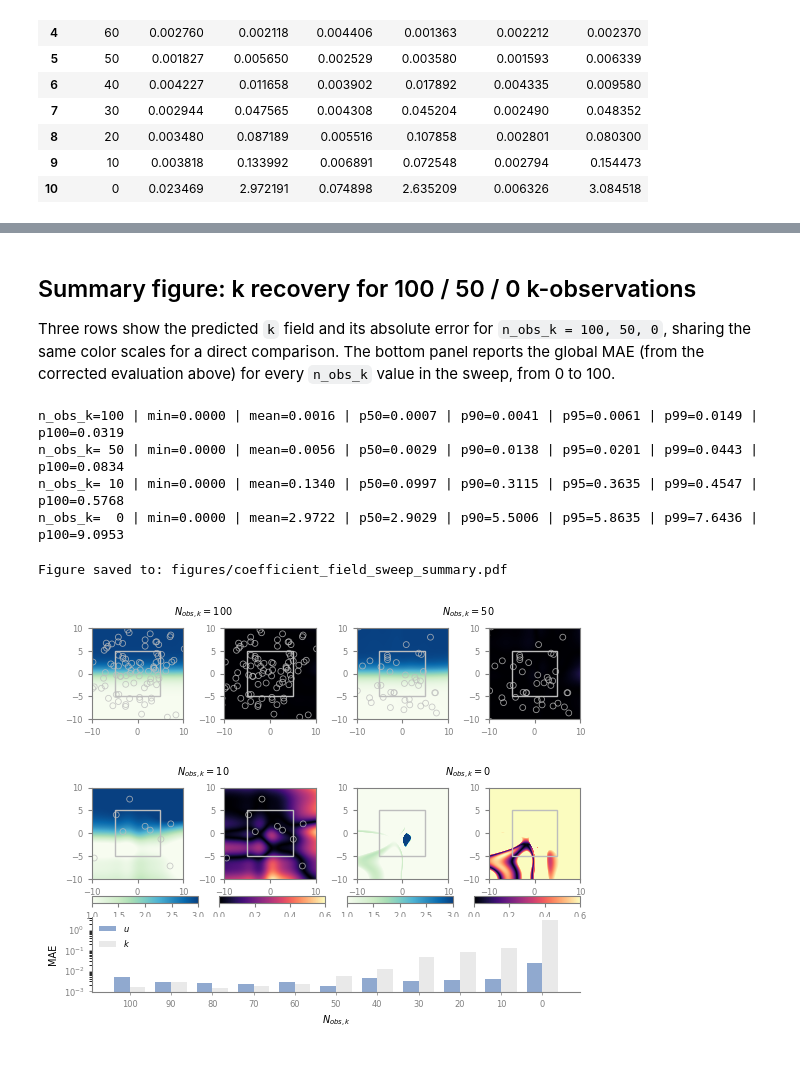
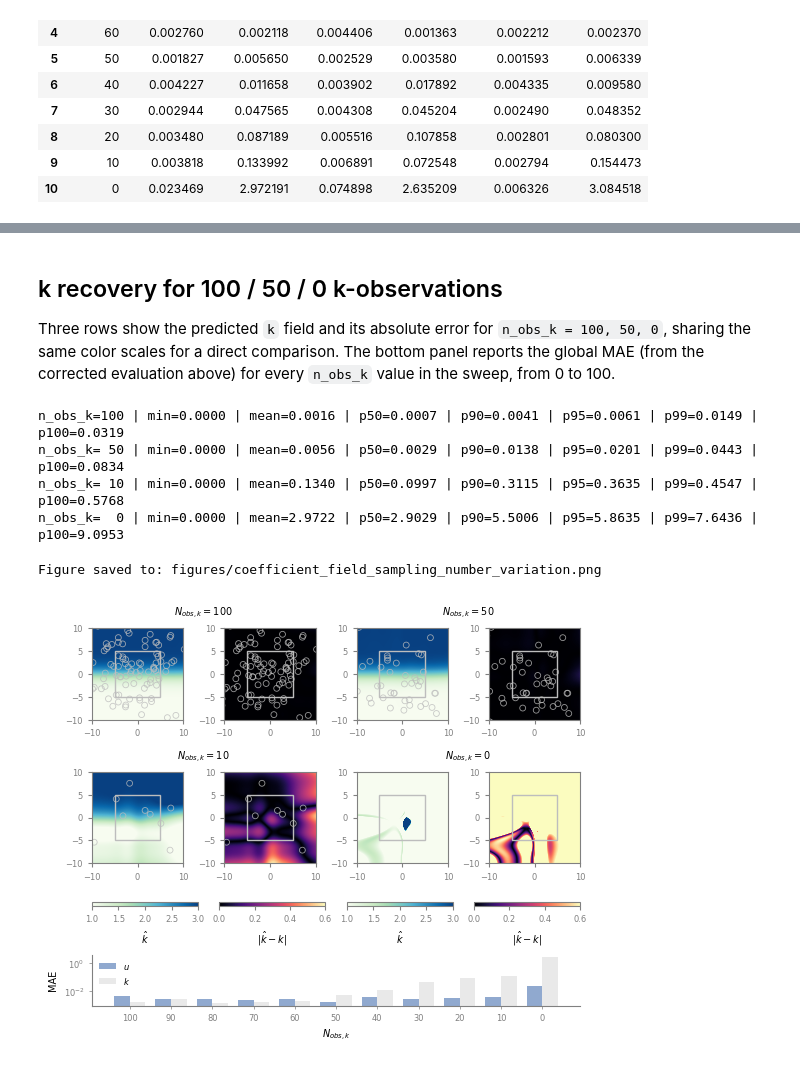
Before and after one commit to oscar-rincon/unbounded-domains, a Jupyter notebook: main/04_sampling_approximation/08_Sampling_coefficient_field.ipynb, the cells around one changed output, grey strips where cells are left out. Drawn from its saved outputs; the diff is of its cells as text; code cells hidden in the pictures.

```diff
--- a/main/04_sampling_approximation/08_Sampling_coefficient_field.ipynb
+++ b/main/04_sampling_approximation/08_Sampling_coefficient_field.ipynb
@@ -410,5 +287,5 @@ Prediction plot saved to: figures/coefficient_field_n_obs_k_10.pdf
 # %% [markdown]
-## Summary figure: k recovery for 100 / 50 / 0 k-observations
+## k recovery for 100 / 50 / 0 k-observations
 
 Three rows show the predicted `k` field and its absolute error for
 `n_obs_k = 100, 50, 0`, sharing the same color scales for a direct comparison.
@@ -443,14 +320,14 @@ n_cases = len(FIGURE_N_OBS_K)
 n_case_rows = -(-n_cases // CASES_PER_ROW)  # ceil division
 
 WIDTH_IN = 6.3  # width
-scale = WIDTH_IN / (6.0 * CASES_PER_ROW)
+scale = WIDTH_IN / (5.5 * CASES_PER_ROW)
 fig = plt.figure(figsize=(WIDTH_IN, (3.0 * n_case_rows + 3.0) * scale))
 
 # Nested gridspecs so the image rows can have generous spacing (avoiding
 # label overlap) while the images stay close to their colorbars below.
 outer_gs = fig.add_gridspec(2, 1, height_ratios=[n_case_rows, 0.06 + 0.7], hspace=0.10)
-images_gs = outer_gs[0].subgridspec(n_case_rows, CASES_PER_ROW * 2, hspace=0.75, wspace=0.45)
-bottom_gs = outer_gs[1].subgridspec(2, CASES_PER_ROW * 2, height_ratios=[0.06, 0.7], hspace=0.35)
+images_gs = outer_gs[0].subgridspec(n_case_rows, CASES_PER_ROW * 2, hspace=0.10, wspace=0.45)
+bottom_gs = outer_gs[1].subgridspec(2, CASES_PER_ROW * 2, height_ratios=[0.06, 0.7], hspace=1.75)
 
 col_images = {}
 
@@ -488,40 +365,42 @@ for col, im in sorted(col_images.items()):
     cax = fig.add_subplot(bottom_gs[0, col])
     label = r"$\hat{k}$" if col % 2 == 0 else r"$|\hat{k}-k|$"
     cbar = fig.colorbar(im, cax=cax, orientation="horizontal")
-    cbar.set_label(label, fontsize=7, color=GRAY)
+    cbar.set_label(label, fontsize=7, color="black")
     cbar.outline.set_edgecolor(GRAY)
     cax.tick_params(labelsize=6, colors=GRAY)
 
 # Bottom panel: global MAE across the full sweep (0 to 100 k-observations)
 ax_bar = fig.add_subplot(bottom_gs[1, :])
 n_obs_k_all = sorted(sweep_eval_results.keys(), reverse=True)
 err_u_all = [sweep_eval_results[n]["err_u_global"] for n in n_obs_k_all]
 err_k_all = [sweep_eval_results[n]["err_k_global"] for n in n_obs_k_all]
 
 x_pos = np.arange(len(n_obs_k_all))
 width = 0.38
 
 ax_bar.bar(x_pos - width / 2, err_u_all, width=width, color="#2255a080", label=r"$u$")
 ax_bar.bar(x_pos + width / 2, err_k_all, width=width, color="#d6d6d683", label=r"$k$")
 
 ax_bar.set_yscale("log")
 ax_bar.set_xticks(x_pos)
 ax_bar.set_xticklabels(n_obs_k_all, fontsize=6)
 ax_bar.set_xlabel(r"$N_{obs,k}$", fontsize=7)
 ax_bar.set_ylabel("MAE", fontsize=7)
 ax_bar.tick_params(axis="both", labelsize=6, colors=GRAY, length=2, width=0.5)
 ax_bar.spines["top"].set_visible(False)
 ax_bar.spines["right"].set_visible(False)
 ax_bar.spines["bottom"].set_color(GRAY)
 ax_bar.spines["left"].set_color(GRAY)
 ax_bar.legend(fontsize=6, frameon=False)
 
 figures_dir = Path("figures")
 figures_dir.mkdir(parents=True, exist_ok=True)
-fig_path = figures_dir / "coefficient_field_sweep_summary.pdf"
+fig_path = figures_dir / "coefficient_field_sampling_number_variation.pdf"
+fig.savefig(fig_path, dpi=300, bbox_inches="tight")
+fig_path = figures_dir / "coefficient_field_sampling_number_variation.png"
 fig.savefig(fig_path, dpi=300, bbox_inches="tight")
 print(f"Figure saved to: {fig_path}")
 plt.show()
 # %% [output]
-Figure saved to: figures/coefficient_field_sweep_summary.pdf
+Figure saved to: figures/coefficient_field_sampling_number_variation.png
-[figure, old version]
+[figure, new version]
```
Also changed, not shown: parts of 3 cells of this notebook, 3 other files.
